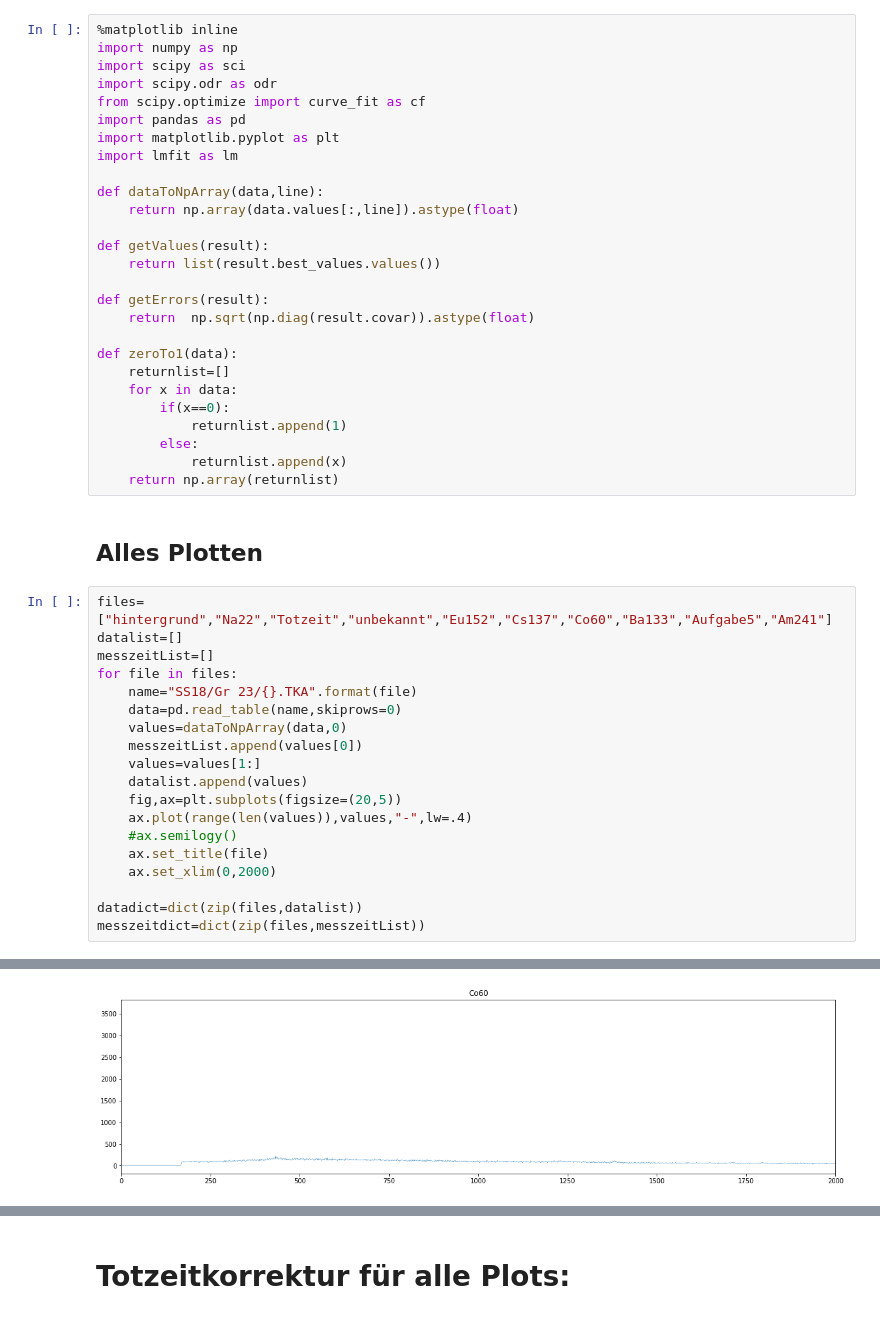
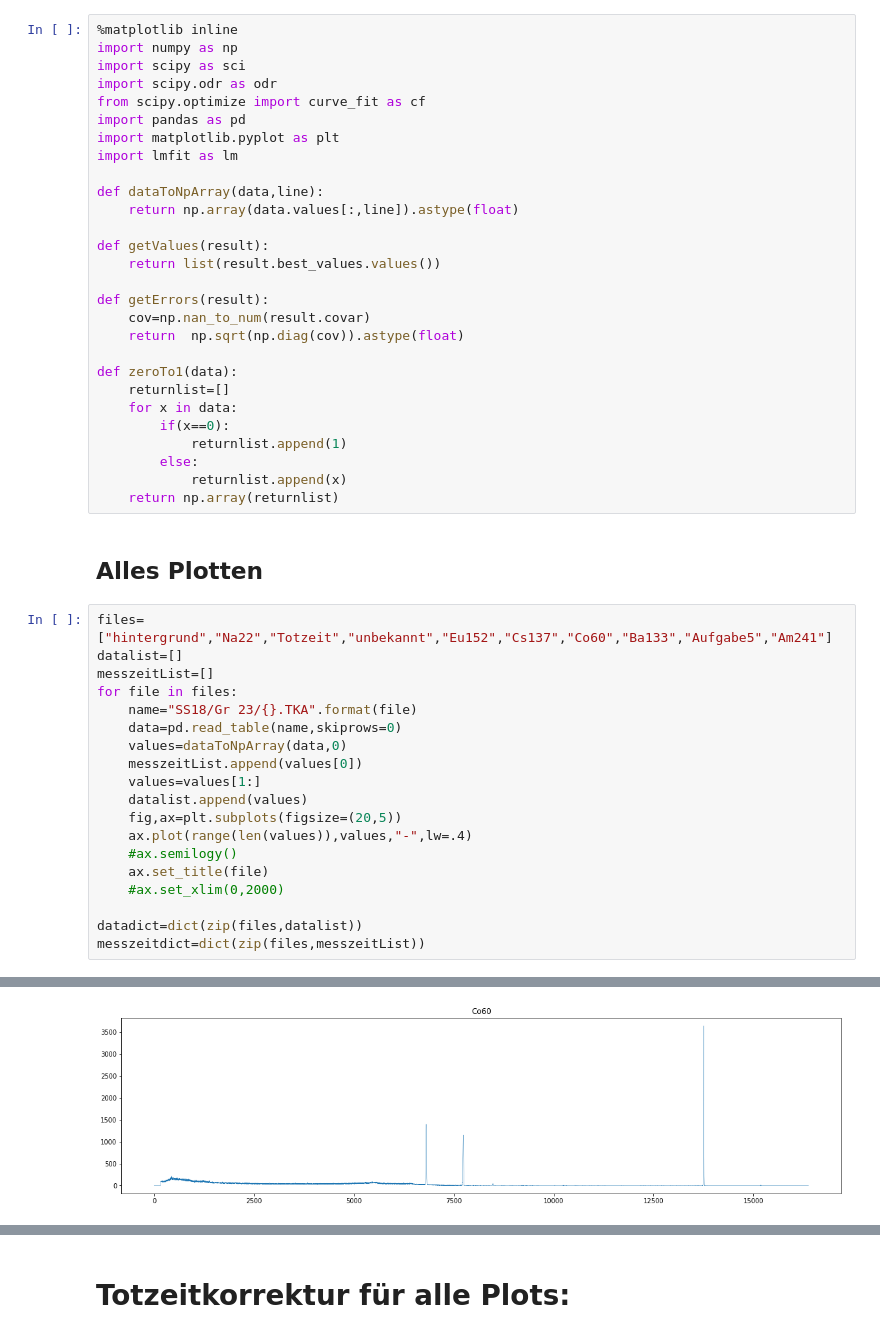
Before and after one commit to qwretz/fpraktikum, a Jupyter notebook: Hochauflösende gamma Spek/Wunderschöne Auswertung2.ipynb, the cells around one changed output, grey strips where cells are left out. Drawn from its saved outputs; the diff is of its cells as text.

```diff
--- a/Hochauflösende gamma Spek/Wunderschöne Auswertung2.ipynb
+++ b/Hochauflösende gamma Spek/Wunderschöne Auswertung2.ipynb
@@ -15,7 +15,8 @@ def getValues(result):
     return list(result.best_values.values())
 
 def getErrors(result):
-    return  np.sqrt(np.diag(result.covar)).astype(float)
+    cov=np.nan_to_num(result.covar)
+    return  np.sqrt(np.diag(cov)).astype(float)
 
 def zeroTo1(data):
     returnlist=[]
@@ -42,7 +43,7 @@ for file in files:
     ax.plot(range(len(values)),values,"-",lw=.4)
     #ax.semilogy()
     ax.set_title(file)
-    ax.set_xlim(0,2000)
+    #ax.set_xlim(0,2000)
 
 datadict=dict(zip(files,datalist))
 messzeitdict=dict(zip(files,messzeitList))
@@ -56 +57 @@ messzeitdict=dict(zip(files,messzeitList))
-[figure, old version]
+[figure, new version]
```
Also changed, not shown: parts of 20 cells of this notebook.
